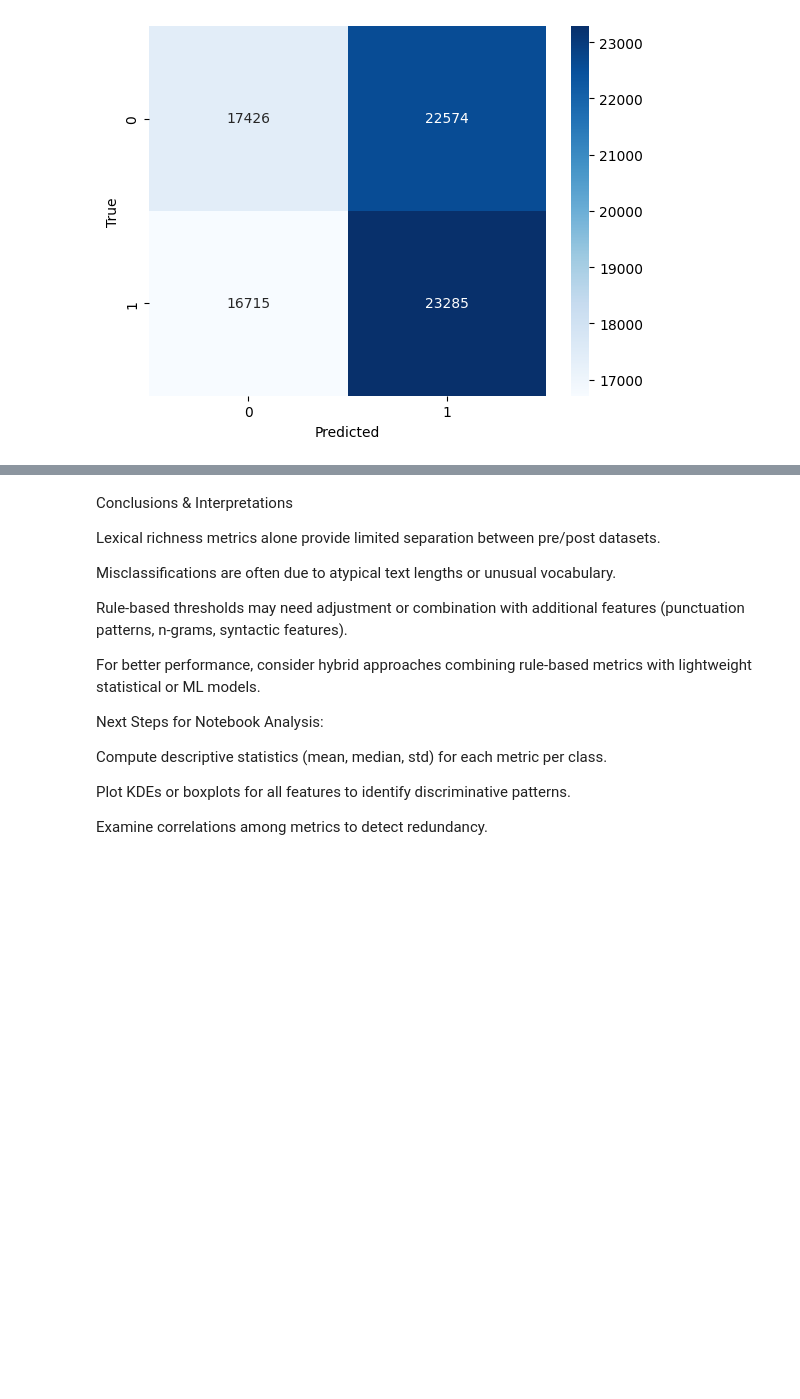
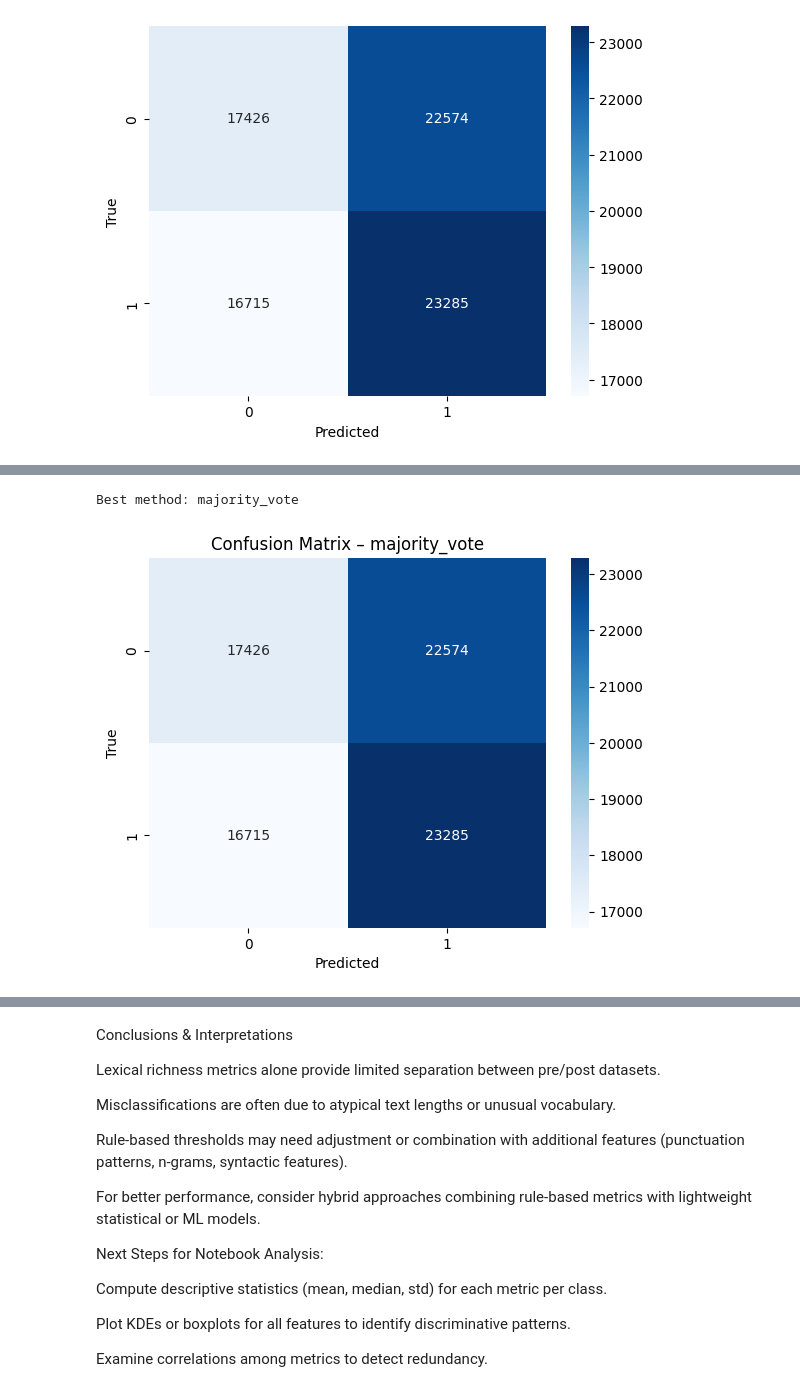
Before and after one commit to adr2204/codigo_analisis_red_trap_argentino, a Jupyter notebook: rule_based_eng.ipynb, the cells around one changed output, grey strips where cells are left out. Drawn from its saved outputs; the diff is of its cells as text; code cells hidden in the pictures; blank space fills up the shorter version.

```diff
--- a/rule_based_eng.ipynb
+++ b/rule_based_eng.ipynb
@@ -237,0 +544,30 @@ plt.show()
+# %%
+# --------------------------------------------------------------
+# Weighted voting based on F1
+# --------------------------------------------------------------
+f1_weights = {
+    row["feature"]: row["f1"]
+    for _, row in feature_results_df.iterrows()
+}
+
+def weighted_combined_rule(row, thresholds, weights, decision_threshold=0.5):
+    score = 0
+    max_score = sum(weights.values())
+
+    for f in features:
+        if row[f] > thresholds[f]:
+            score += weights[f]
+
+    return 1 if score >= decision_threshold * max_score else 0
+
+test_df["weighted_pred"] = test_df.apply(
+    lambda r: weighted_combined_rule(r, thresholds, f1_weights),
+    axis=1
+)
+
+acc_w = accuracy_score(test_df.label, test_df.weighted_pred)
+prec_w = precision_score(test_df.label, test_df.weighted_pred)
+rec_w = recall_score(test_df.label, test_df.weighted_pred)
+f1_w = f1_score(test_df.label, test_df.weighted_pred)
+
+acc_w, prec_w, rec_w, f1_w
@@ -237,0 +639,15 @@ plt.show()
+# %%
+best_method = summary_df.iloc[0]["method"]
+print("Best method:", best_method)
+
+preds = test_df["weighted_pred"] if best_method == "weighted_vote" else test_df["combined_pred"]
+
+cm = confusion_matrix(test_df.label, preds)
+sns.heatmap(cm, annot=True, fmt="d", cmap="Blues")
+plt.xlabel("Predicted")
+plt.ylabel("True")
+plt.title(f"Confusion Matrix – {best_method}")
+plt.show()
+# %% [output]
+Best method: majority_vote
+[figure, added]
```
Also changed, not shown: parts of 35 cells of this notebook.
